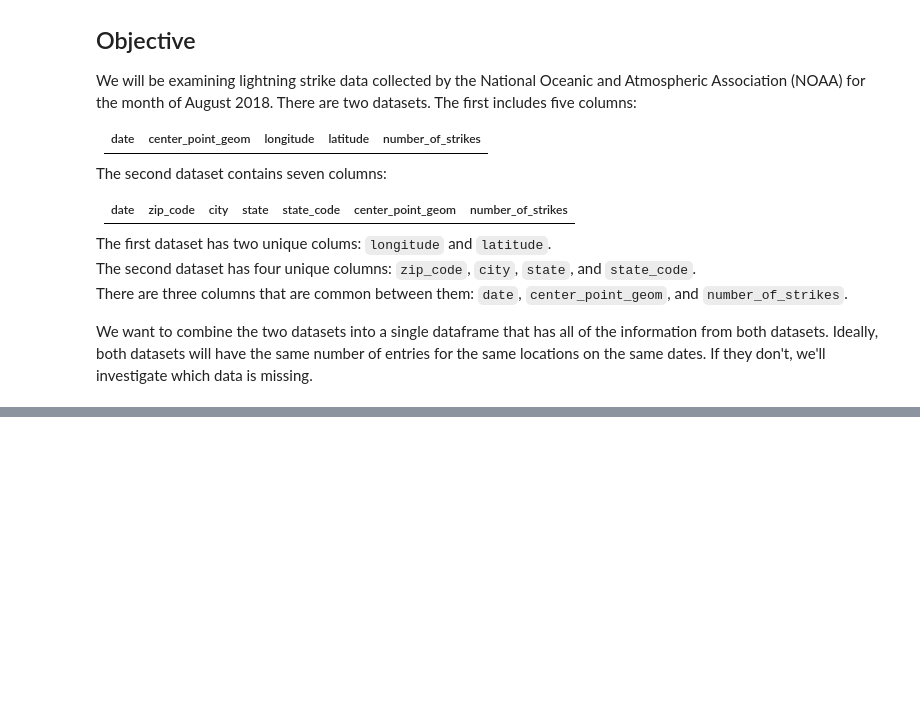
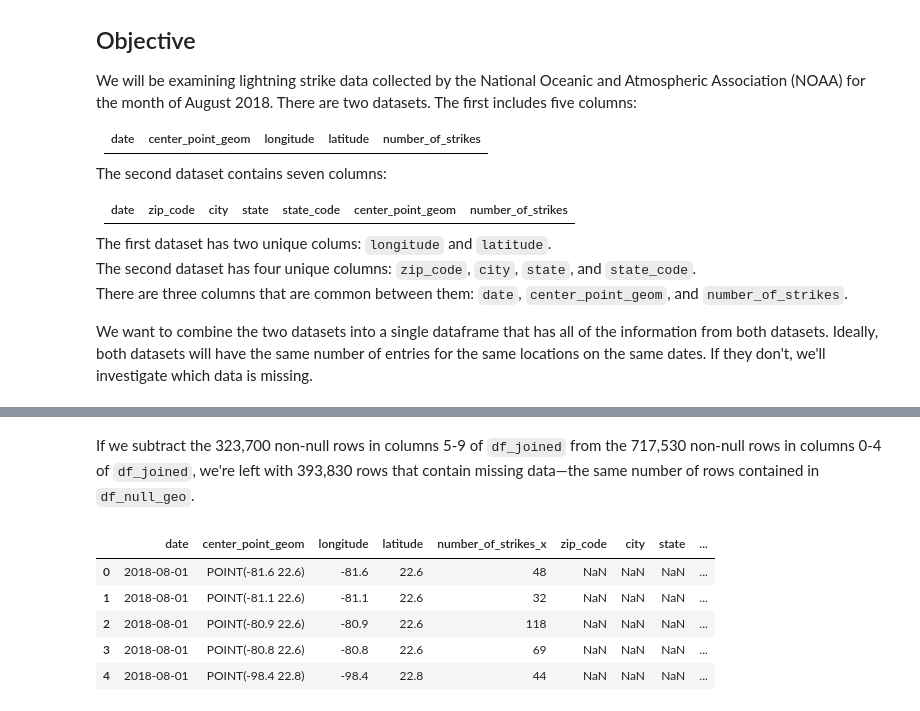
Before and after one commit to gilbertosg/data-science-ML, a Jupyter notebook: 3-Translate-Data-Into-Insights/3-EDA-Cleaning_Joining.ipynb, the cells around one changed output, grey strips where cells are left out. Saved outputs shown, nothing was run; the diff lists cells and outputs as text; code cells hidden in the pictures; blank space fills up the shorter version.

```diff
--- a/3-Translate-Data-Into-Insights/3-EDA-Cleaning_Joining.ipynb
+++ b/3-Translate-Data-Into-Insights/3-EDA-Cleaning_Joining.ipynb
@@ -43,0 +111,4 @@ FileNotFoundError: [Errno 2] No such file or directory: 'eda_missing_data_datase
+# %%
+# Create a new df of just the rows that are missing data
+df_null_geo = df_joined[pd.isnull(df_joined.state_code)]
+df_null_geo.shape
@@ -43,0 +140,12 @@ FileNotFoundError: [Errno 2] No such file or directory: 'eda_missing_data_datase
+# %% [markdown]
+If we subtract the 323,700 non-null rows in columns 5-9 of `df_joined` from the 717,530 non-null rows in columns 0-4 of `df_joined`, we're left with 393,830 rows that contain missing data&mdash;the same number of rows contained in `df_null_geo`.
+# %%
+# Print the first 5 rows
+df_null_geo.head()
+# %% [output]
+|  | date | center_point_geom | longitude | latitude | number_of_strikes_x | zip_code | city | state | ... |
+| 0 | 2018-08-01 | POINT(-81.6 22.6) | -81.6 | 22.6 | 48 | NaN | NaN | NaN | ... |
+| 1 | 2018-08-01 | POINT(-81.1 22.6) | -81.1 | 22.6 | 32 | NaN | NaN | NaN | ... |
+| 2 | 2018-08-01 | POINT(-80.9 22.6) | -80.9 | 22.6 | 118 | NaN | NaN | NaN | ... |
+| 3 | 2018-08-01 | POINT(-80.8 22.6) | -80.8 | 22.6 | 69 | NaN | NaN | NaN | ... |
+| 4 | 2018-08-01 | POINT(-98.4 22.8) | -98.4 | 22.8 | 44 | NaN | NaN | NaN | ... |
```
Also changed, not shown: parts of 19 cells of this notebook.
